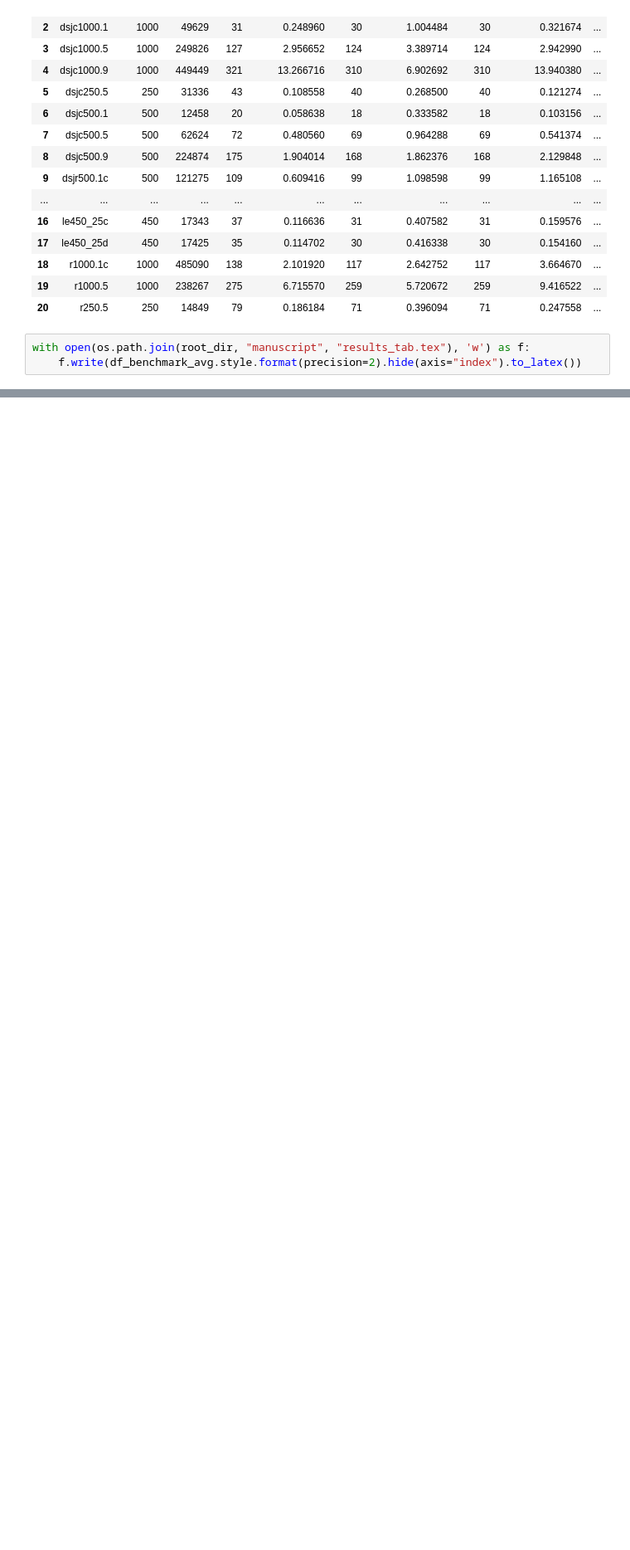
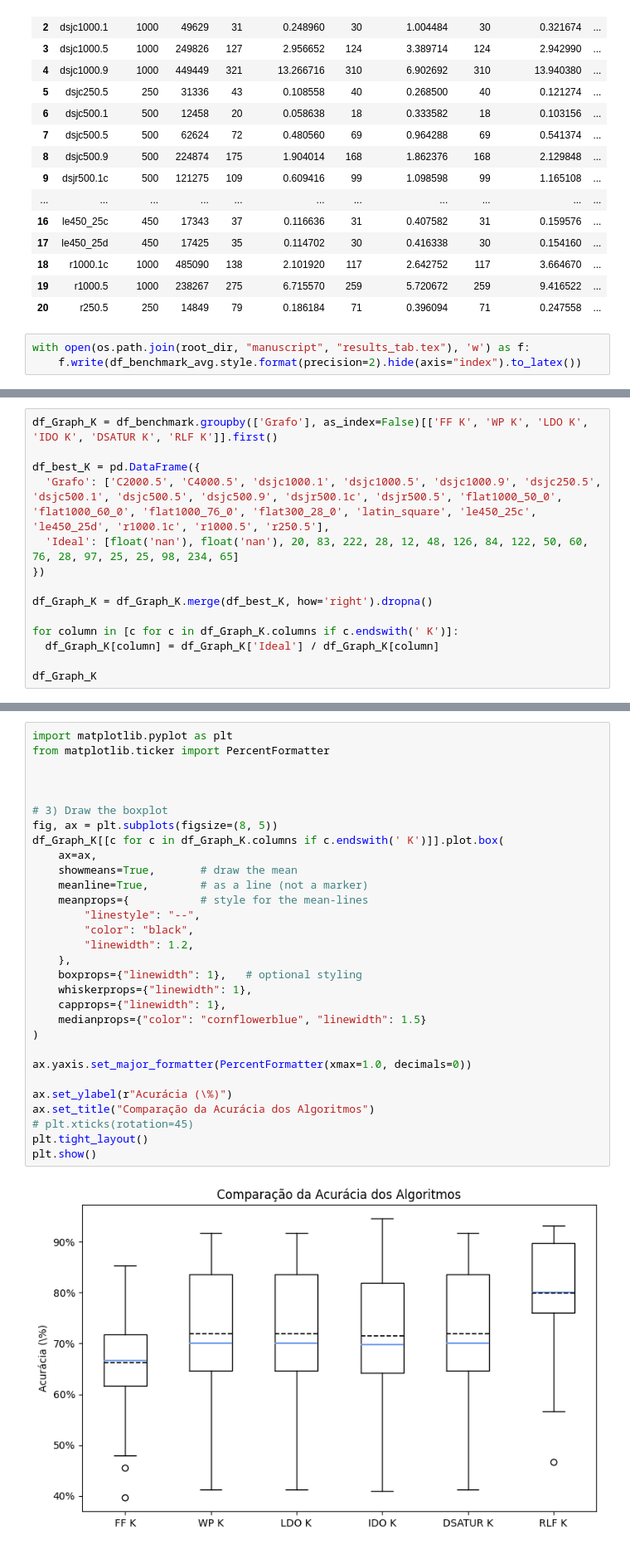
Before and after one commit to lucas-gcp/graph-coloring-heuristics, a Jupyter notebook: Analysis.ipynb, the cells around one changed output, grey strips where cells are left out. Shown: that part at 83% size. Saved outputs shown, nothing was run; the diff lists cells and outputs as text; blank space fills up the shorter version.

Commit message:
feat: calc acurácia

```diff
--- a/Analysis.ipynb
+++ b/Analysis.ipynb
@@ -94,0 +97,14 @@ df_Graph_K = df_benchmark.groupby(['Grafo'], as_index=False)[['FF K', 'WP K', 'L
+# %%
+df_Graph_K = df_benchmark.groupby(['Grafo'], as_index=False)[['FF K', 'WP K', 'LDO K', 'IDO K', 'DSATUR K', 'RLF K']].first()
+
+df_best_K = pd.DataFrame({
+  'Grafo': ['C2000.5', 'C4000.5', 'dsjc1000.1', 'dsjc1000.5', 'dsjc1000.9', 'dsjc250.5', 'dsjc500.1', 'dsjc500.5', 'dsjc500.9', 'dsjr500.1c', 'dsjr500.5', 'flat1000_50_0', 'flat1000_60_0', 'flat1000_76_0', 'flat300_28_0', 'latin_square', 'le450_25c', 'le450_25d', 'r1000.1c', 'r1000.5', 'r250.5'],
+  'Ideal': [float('nan'), float('nan'), 20, 83, 222, 28, 12, 48, 126, 84, 122, 50, 60, 76, 28, 97, 25, 25, 98, 234, 65]
+})
+
+df_Graph_K = df_Graph_K.merge(df_best_K, how='right').dropna()
+
+for column in [c for c in df_Graph_K.columns if c.endswith(' K')]:
+  df_Graph_K[column] = df_Graph_K['Ideal'] / df_Graph_K[column]
+
+df_Graph_K
@@ -94,0 +129,32 @@ df_Graph_K = df_benchmark.groupby(['Grafo'], as_index=False)[['FF K', 'WP K', 'L
+# %%
+import matplotlib.pyplot as plt
+from matplotlib.ticker import PercentFormatter
+
+
+
+# 3) Draw the boxplot
+fig, ax = plt.subplots(figsize=(8, 5))
+df_Graph_K[[c for c in df_Graph_K.columns if c.endswith(' K')]].plot.box(
+    ax=ax,
+    showmeans=True,       # draw the mean
+    meanline=True,        # as a line (not a marker)
+    meanprops={           # style for the mean‐lines
+        "linestyle": "--",
+        "color": "black",
+        "linewidth": 1.2,
+    },
+    boxprops={"linewidth": 1},   # optional styling
+    whiskerprops={"linewidth": 1},
+    capprops={"linewidth": 1},
+    medianprops={"color": "cornflowerblue", "linewidth": 1.5}
+)
+
+ax.yaxis.set_major_formatter(PercentFormatter(xmax=1.0, decimals=0))
+
+ax.set_ylabel(r"Acurácia (\%)")
+ax.set_title("Comparação da Acurácia dos Algoritmos")
+# plt.xticks(rotation=45)
+plt.tight_layout()
+plt.show()
+# %% [output]
+[figure, added]
```
Also changed, not shown: parts of 3 cells of this notebook, 1 other file.
